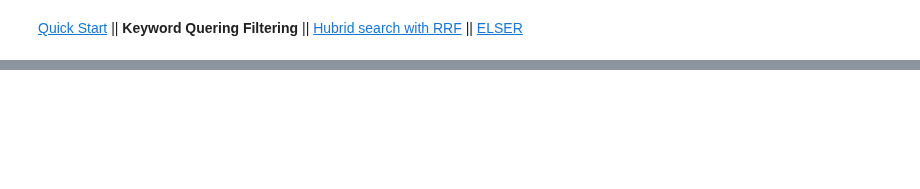
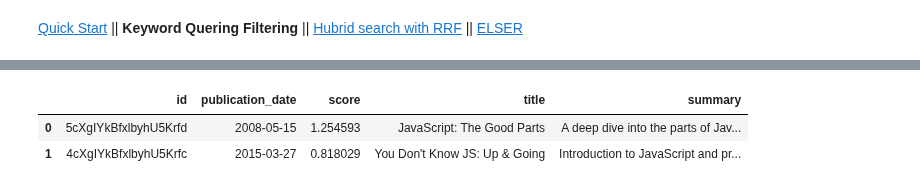
Before and after one commit to elastic/elasticsearch-labs, a Jupyter notebook: colab-notebooks-examples/search/01-keyword-querying-filtering.ipynb, the cells around one changed output, grey strips where cells are left out. Cells and saved outputs as stored; diff of their text form; code cells hidden in the pictures; blank space fills up the shorter version.

```diff
--- a/colab-notebooks-examples/search/01-keyword-querying-filtering.ipynb
+++ b/colab-notebooks-examples/search/01-keyword-querying-filtering.ipynb
@@ -60,0 +99,22 @@ pd.DataFrame.from_records(pretty_response_transform(response))
+# %%
+response = client.search(index="book_index", query={
+    "boosting": {
+        "positive": {
+            "term": {
+                "summary": "javascript"
+                }
+            },
+        "negative": {
+            "term": {
+                "summary": "introduction"
+                }
+            },
+        "negative_boost": 0.5
+        }
+    })
+
+pd.DataFrame.from_records(pretty_response_transform(response))
+# %% [output]
+|  | id | publication_date | score | title | summary |
+| 0 | 5cXgIYkBfxlbyhU5Krfd | 2008-05-15 | 1.254593 | JavaScript: The Good Parts | A deep dive into the parts of Jav... |
+| 1 | 4cXgIYkBfxlbyhU5Krfc | 2015-03-27 | 0.818029 | You Don't Know JS: Up & Going | Introduction to JavaScript and pr... |
```
Also changed, not shown: parts of 10 cells of this notebook.
